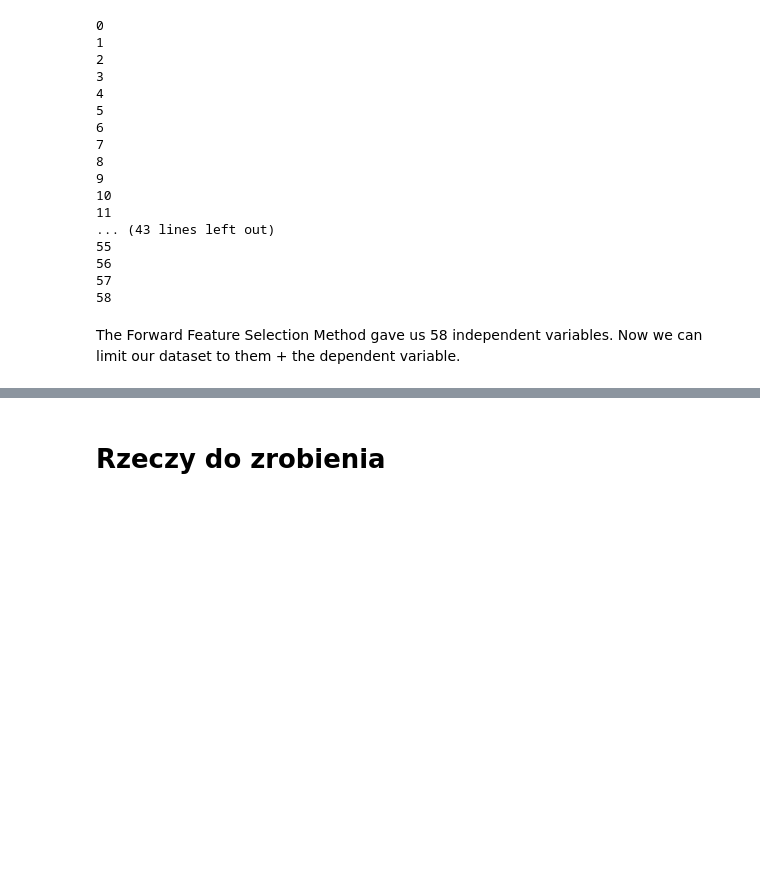
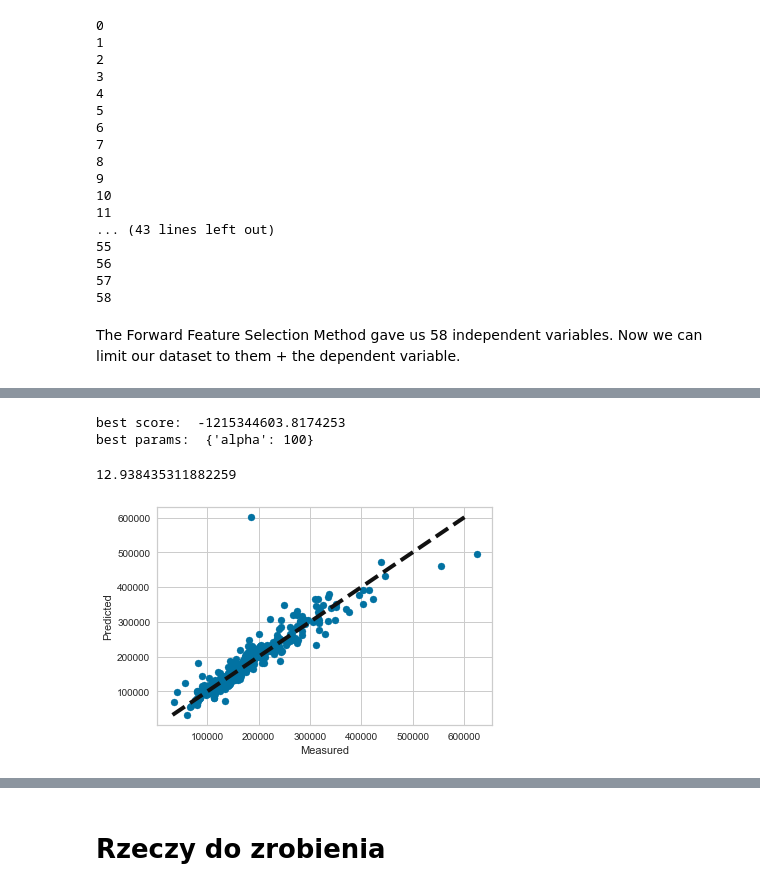
Before and after one commit to GIKroch/ML_small_dataset, a Jupyter notebook: ML_small_ds_v03.ipynb, the cells around one changed output, grey strips where cells are left out. Cells and saved outputs as stored; diff of their text form; code cells hidden in the pictures; blank space fills up the shorter version.

Commit message:
Lasso

```diff
--- a/ML_small_ds_v03.ipynb
+++ b/ML_small_ds_v03.ipynb
@@ -322,4 +319,4 @@ while f != 1:
 # %% [markdown]
 The Forward Feature Selection Method gave us 58 independent variables. Now we can limit our dataset to them + the dependent variable.
 # %%
-data = data[["SalePrice"] + list(final.keys())]
+data1 = data[["SalePrice"] + list(final.keys())]
@@ -346,0 +339,5 @@ data
+# %%
+X_lasso = data.loc[:, data.columns != 'SalePrice']
+y_lasso = data.SalePrice
+
+X_lasso_train, X_lasso_test, y_lasso_train, y_lasso_test = train_test_split(X_lasso, y_lasso, test_size=0.3, random_state=42)
@@ -346,0 +348,6 @@ data
+# %%
+# inspiration: https://towardsdatascience.com/how-to-perform-lasso-and-ridge-regression-in-python-3b3b75541ad8
+lasso = Lasso()
+params = {"alpha": [1e-15, 1e-10, 1e-8, 1e-4,1e-2,1, 2, 5, 10,20, 40, 50, 100, 1000]}
+lasso_regression = GridSearchCV(lasso, params, scoring = 'neg_mean_squared_error')
+lasso_regression.fit(X_lasso_train, y_lasso_train)
@@ -346,0 +363,7 @@ data
+# %%
+print("best score: ", lasso_regression.best_score_,"\nbest params: ", lasso_regression.best_params_)
+# %% [output]
+best score:  -1215344603.8174253
+best params:  {'alpha': 100}
+# %%
+y_lasso_predict = lasso_regression.predict(X_lasso_test)
@@ -346,0 +374,13 @@ data
+# %%
+my_custom_loss_func(y_lasso_test, y_lasso_predict)
+# %% [output]
+12.938435311882259
+# %%
+fig,ax = plt.subplots()
+ax.scatter(y_lasso_test, y_lasso_predict)
+ax.plot([y_lasso_predict.min(), y_lasso_predict.max()], [y_lasso_predict.min(), y_lasso_predict.max()], 'k--', lw=4)
+ax.set_xlabel('Measured')
+ax.set_ylabel('Predicted')
+fig.show()
+# %% [output]
+[figure, added]
```
Also changed, not shown: parts of 26 cells of this notebook.
